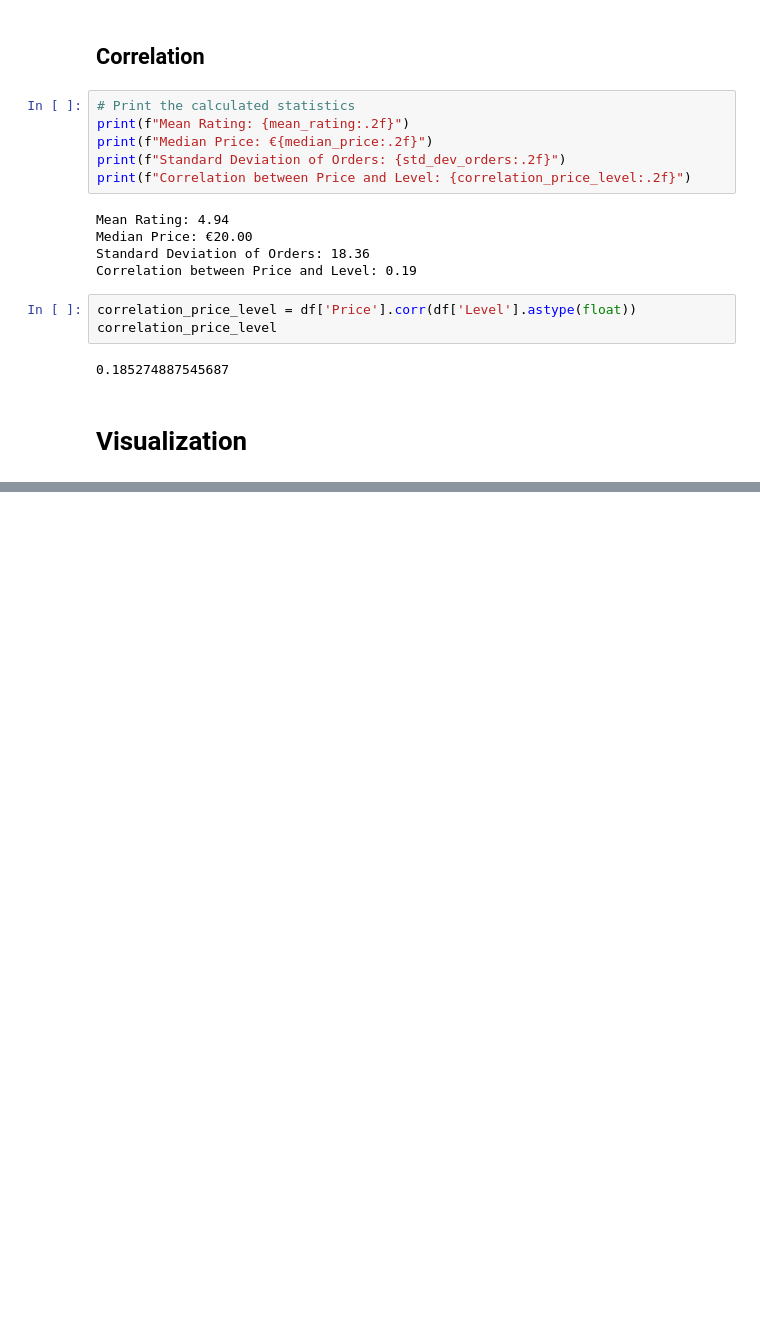
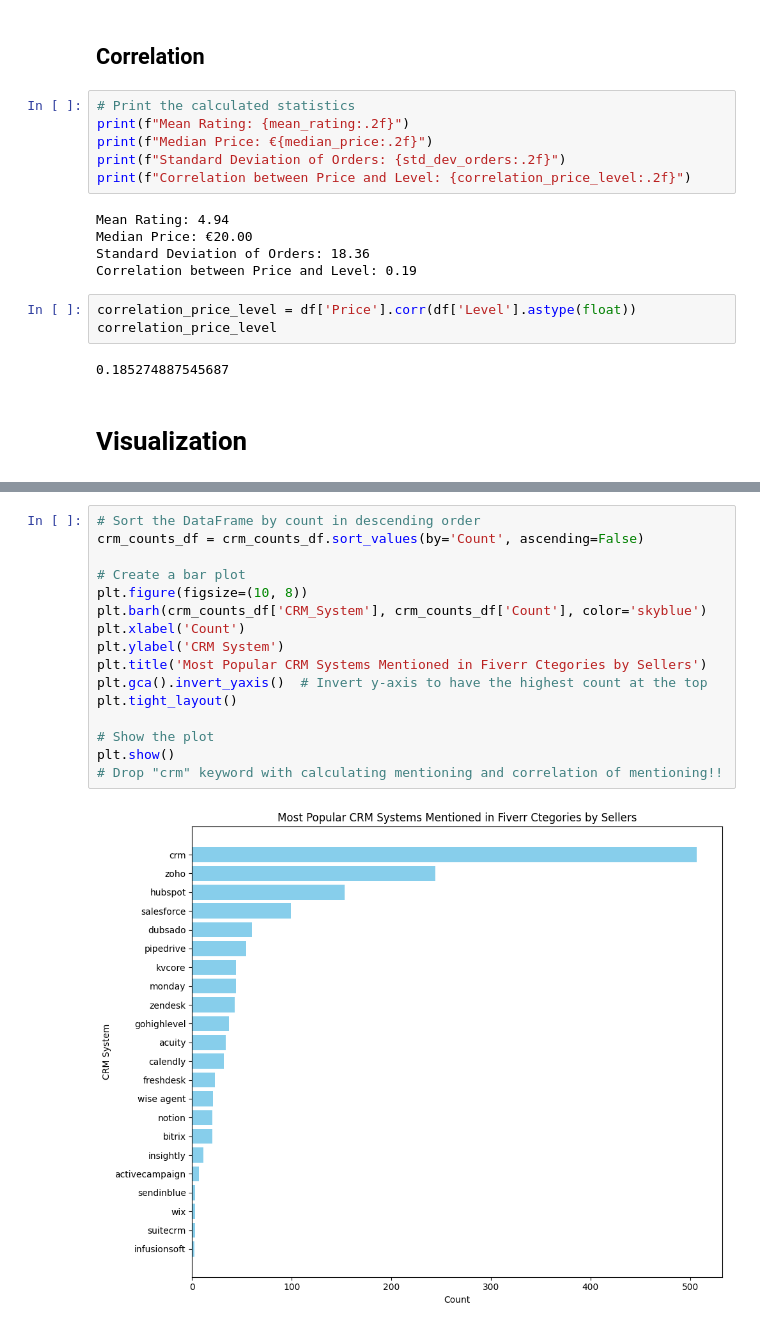
Before and after one commit to baranouskiart/fiverr-crm_consultant, a Jupyter notebook: crm_exprerts_fiverr_2023.ipynb, the cells around one changed output, grey strips where cells are left out. Cells and saved outputs as stored; diff of their text form; blank space fills up the shorter version.

```diff
--- a/crm_exprerts_fiverr_2023.ipynb
+++ b/crm_exprerts_fiverr_2023.ipynb
@@ -250,0 +294,18 @@ print(df.columns)
+# %%
+# Sort the DataFrame by count in descending order
+crm_counts_df = crm_counts_df.sort_values(by='Count', ascending=False)
+
+# Create a bar plot
+plt.figure(figsize=(10, 8))
+plt.barh(crm_counts_df['CRM_System'], crm_counts_df['Count'], color='skyblue')
+plt.xlabel('Count')
+plt.ylabel('CRM System')
+plt.title('Most Popular CRM Systems Mentioned in Fiverr Ctegories by Sellers')
+plt.gca().invert_yaxis()  # Invert y-axis to have the highest count at the top
+plt.tight_layout()
+
+# Show the plot
+plt.show()
+# Drop "crm" keyword with calculating mentioning and correlation of mentioning!!
+# %% [output]
+[figure, added]
```
Also changed, not shown: parts of 13 cells of this notebook.
